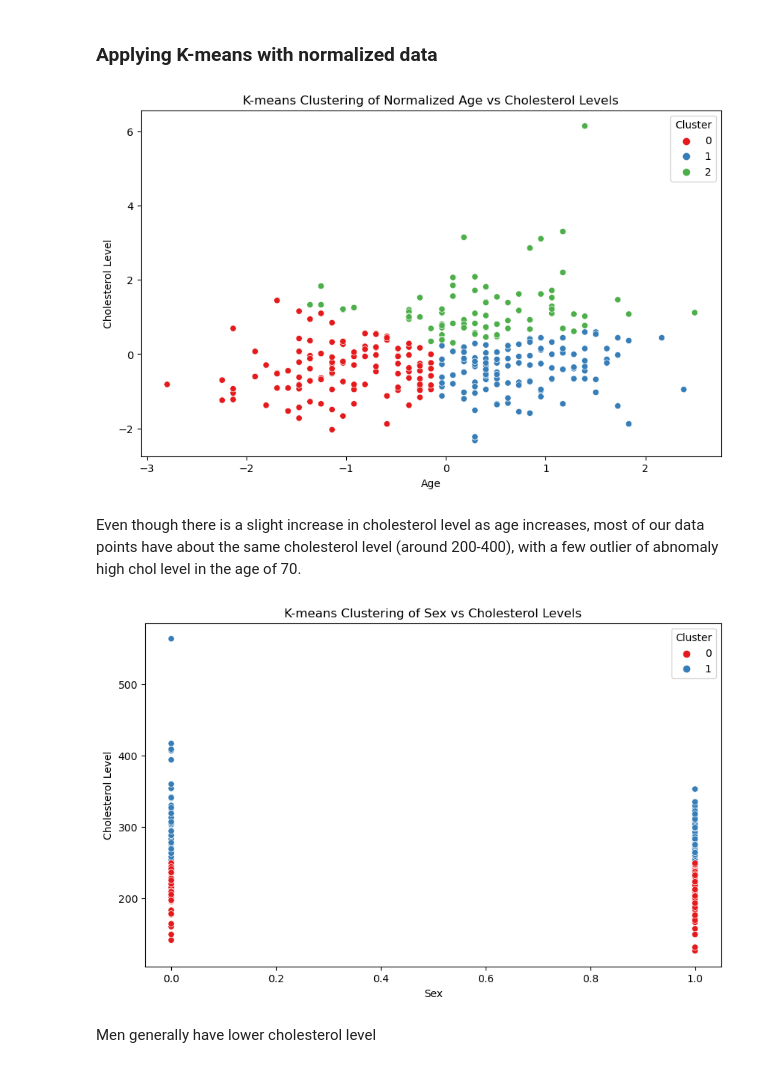
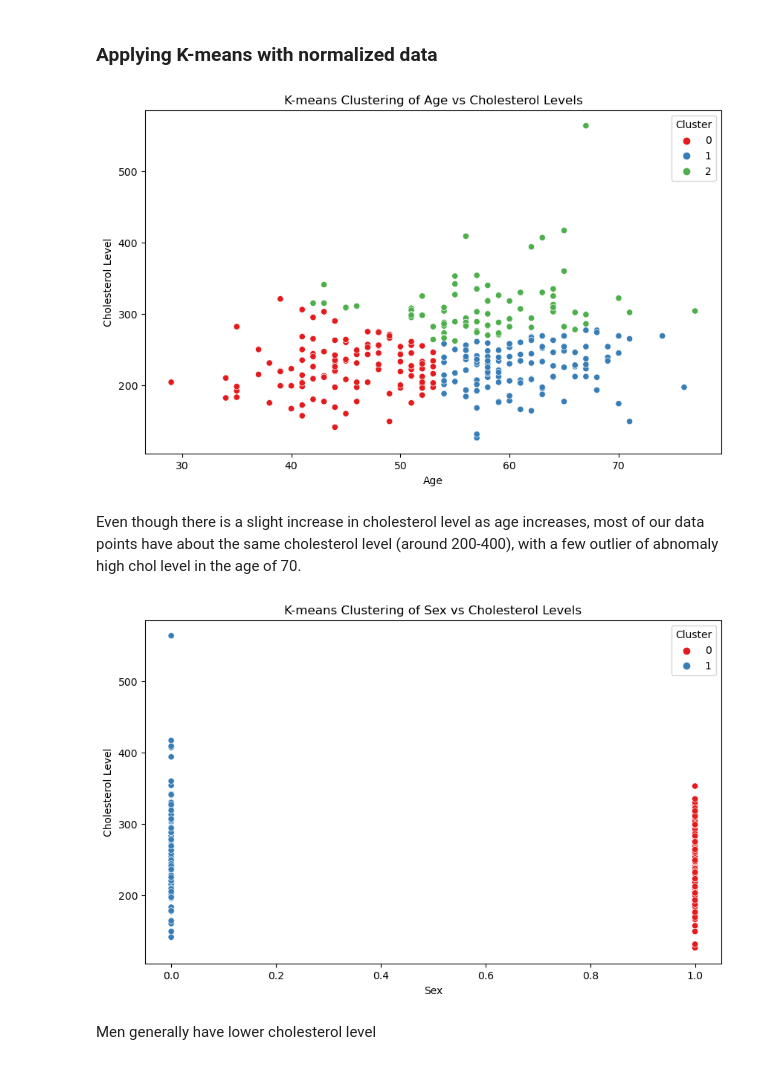
Before and after one commit to thuvu17/ml-train-heart-attack, a Jupyter notebook: heart_attack.ipynb, the cells around one changed output. Saved outputs shown, nothing was run; the diff lists cells and outputs as text; code cells hidden in the pictures.

```diff
--- a/heart_attack.ipynb
+++ b/heart_attack.ipynb
@@ -82,18 +83,18 @@ plt.show()
 from sklearn.cluster import KMeans
 
 # Select relevant features for clustering (e.g., age and cholesterol levels)
-X_age_chol = data[:, [0, 4]]  # 'age' is the first column and 'chol' is the fifth column
+X = data[:, [0, 4]]  # 'age' is the first column and 'chol' is the fifth column
 
 # Define the number of clusters (K)
 k = 3
 
 # Apply K-means clustering
 kmeans = KMeans(n_clusters=k, random_state=42)
-clusters = kmeans.fit_predict(X_age_chol)
+clusters = kmeans.fit_predict(X)
 
 # Visualize the clusters
 plt.figure(figsize=(10, 6))
-sns.scatterplot(x=X_age_chol[:, 0], y=X_age_chol[:, 1], hue=clusters, palette='Set1', legend='full')
+sns.scatterplot(x=X[:, 0], y=X[:, 1], hue=clusters, palette='Set1', legend='full')
 plt.title('K-means Clustering of Age vs Cholesterol Levels')
 plt.xlabel('Age')
 plt.ylabel('Cholesterol Level')
@@ -112,50 +113,49 @@ from sklearn.preprocessing import StandardScaler
 
 # Normalize the features
 scaler = StandardScaler()
-X_normalized = scaler.fit_transform(X_data)
-
-X_age_chol_norm = X_normalized[:, [0, 4]]  # 'age' is the first column and 'chol' is the fifth column
+X_normalized = scaler.fit_transform(X)
 # %% [markdown]
 ### Applying K-means with normalized data
 # %%
 # Apply K-means clustering with specified number of clusters and single initialization
 kmeans = KMeans(n_clusters=k, random_state=42, n_init=1)
-clusters = kmeans.fit_predict(X_age_chol_norm)
+clusters = kmeans.fit_predict(X_normalized)
 
 # Visualize the clusters
 plt.figure(figsize=(10, 6))
-sns.scatterplot(x=X_age_chol_norm[:, 0], y=X_age_chol_norm[:, 1], hue=clusters, palette='Set1', legend='full')
-plt.title('K-means Clustering of Normalized Age vs Cholesterol Levels')
+sns.scatterplot(x=X[:, 0], y=X[:, 1], hue=clusters, palette='Set1', legend='full')
+plt.title('K-means Clustering of Age vs Cholesterol Levels')
 plt.xlabel('Age')
 plt.ylabel('Cholesterol Level')
 plt.legend(title='Cluster')
 plt.show()
 # %% [output]
-[figure, old version]
+[figure, new version]
 # %% [markdown]
 Even though there is a slight increase in cholesterol level as age increases, most of our data points have about the same cholesterol level (around 200-400), with a few outlier of abnomaly high chol level in the age of 70.
 # %%
 # Visualize the clusters
-# Select relevant features for clustering
-X_sex_chol = data[:, [1, 4]]  # 'sex' is the second column and 'chol' is the fifth column
+# Select relevant features for clustering (e.g., age and cholesterol levels)
+X = data[:, [1, 4]]  # 'sex' is the second column and 'chol' is the fifth column
+X_normalized = scaler.fit_transform(X)
 
 # Define the number of clusters (K)
 k = 2
 
 # Apply K-means clustering with specified number of clusters and single initialization
 kmeans = KMeans(n_clusters=k, random_state=42, n_init=1)
-clusters = kmeans.fit_predict(X_sex_chol)
+clusters = kmeans.fit_predict(X_normalized)
 
 
 plt.figure(figsize=(10, 6))
-sns.scatterplot(x=X_sex_chol[:, 0], y=X_sex_chol[:, 1], hue=clusters, palette='Set1', legend='full')
+sns.scatterplot(x=X[:, 0], y=X[:, 1], hue=clusters, palette='Set1', legend='full')
 plt.title('K-means Clustering of Sex vs Cholesterol Levels')
 plt.xlabel('Sex')
 plt.ylabel('Cholesterol Level')
 plt.legend(title='Cluster')
 plt.show()
 # %% [output]
-[figure, old version]
+[figure, new version]
 # %% [markdown]
 Men generally have lower cholesterol level
 # %%
```
Also changed, not shown: parts of 107 cells of this notebook.
